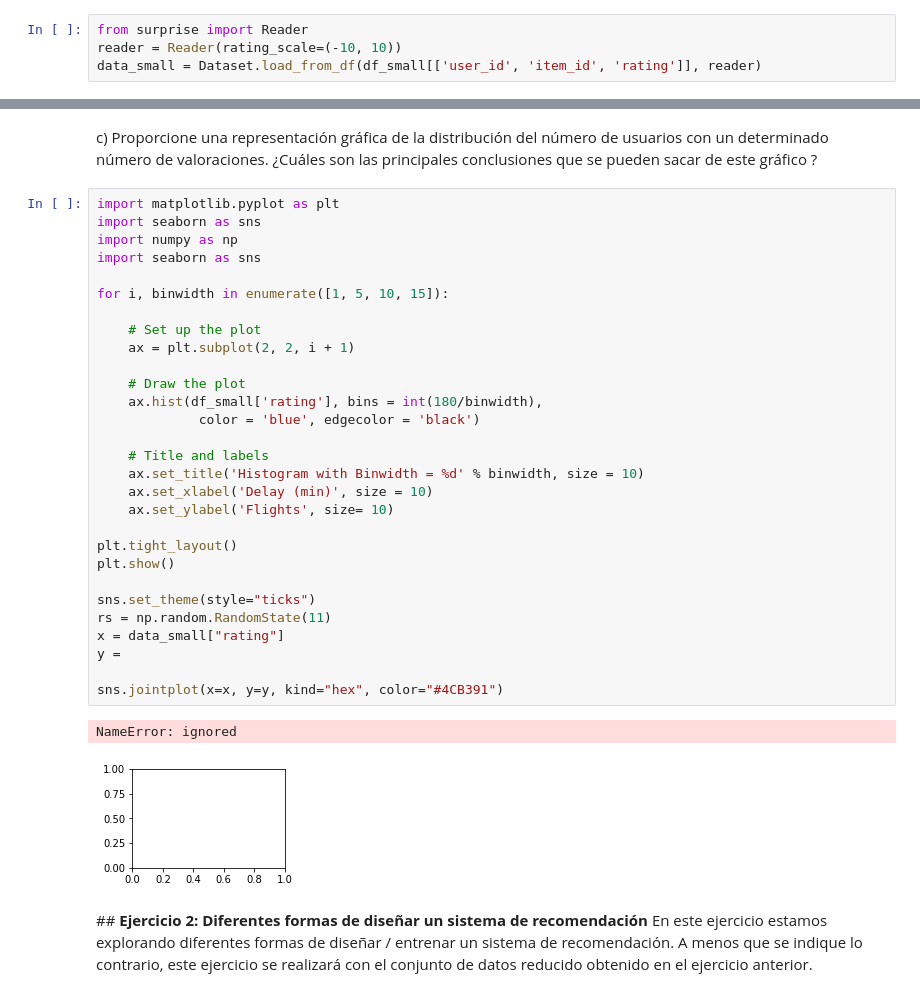
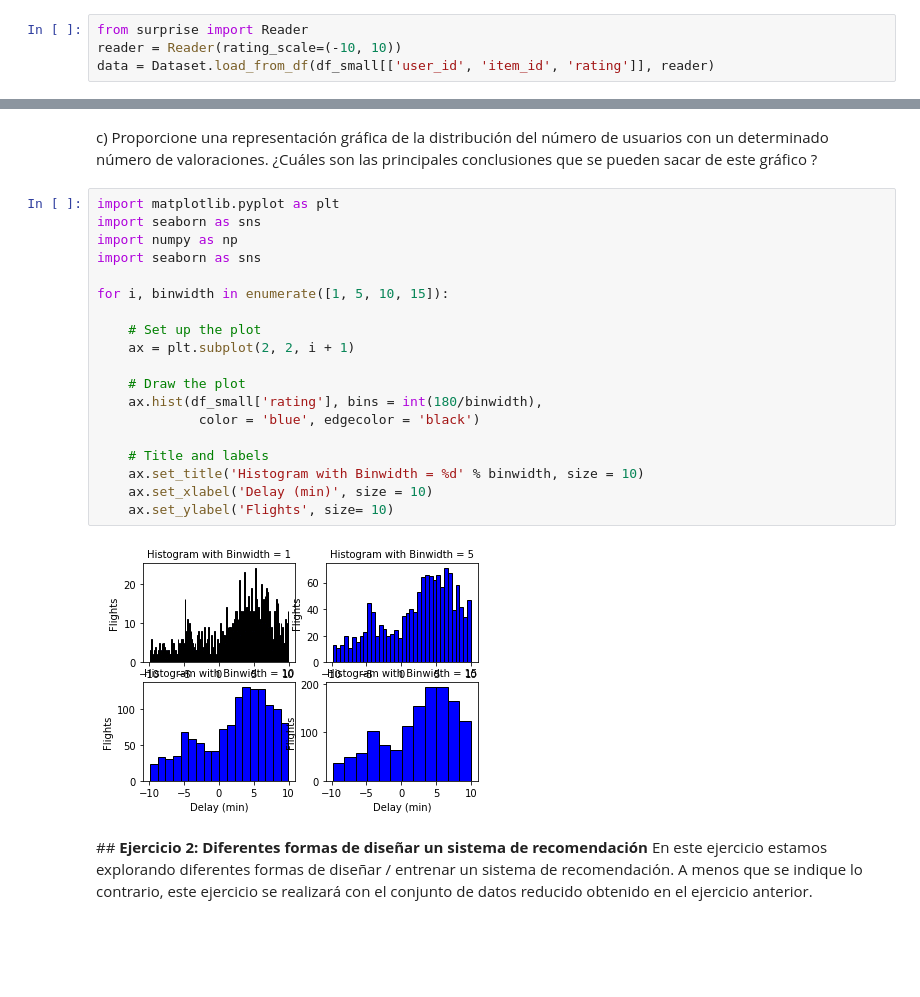
Before and after one commit to moisesortega93/MCME-AI, a Jupyter notebook: Recommenders_and_clustering_ESP.ipynb, the cells around one changed output, grey strips where cells are left out. Cells and saved outputs as stored; diff of their text form; blank space fills up the shorter version.

```diff
--- a/Recommenders_and_clustering_ESP.ipynb
+++ b/Recommenders_and_clustering_ESP.ipynb
@@ -118,7 +130,7 @@ https://surprise.readthedocs.io/en/stable/getting_started.html#use-a-custom-data
 # %%
 from surprise import Reader
 reader = Reader(rating_scale=(-10, 10))
-data_small = Dataset.load_from_df(df_small[['user_id', 'item_id', 'rating']], reader)
+data = Dataset.load_from_df(df_small[['user_id', 'item_id', 'rating']], reader)
 # %% [markdown]
 Responde las siguientes preguntas:
 
@@ -155,35 +167,24 @@ c) Proporcione una representación gráfica de la distribución del número de u
 # %%
 import matplotlib.pyplot as plt
 import seaborn as sns
 import numpy as np
 import seaborn as sns
 
 for i, binwidth in enumerate([1, 5, 10, 15]):
 
     # Set up the plot
     ax = plt.subplot(2, 2, i + 1)
 
     # Draw the plot
     ax.hist(df_small['rating'], bins = int(180/binwidth),
              color = 'blue', edgecolor = 'black')
 
     # Title and labels
     ax.set_title('Histogram with Binwidth = %d' % binwidth, size = 10)
     ax.set_xlabel('Delay (min)', size = 10)
     ax.set_ylabel('Flights', size= 10)
-
-plt.tight_layout()
-plt.show()
-
-sns.set_theme(style="ticks")
-rs = np.random.RandomState(11)
-x = data_small["rating"]
-y =
-
-sns.jointplot(x=x, y=y, kind="hex", color="#4CB391")
 # %% [output]
-NameError: ignored
-[figure, old version]
+[figure, new version]
 # %% [markdown]
 ## **Ejercicio 2: Diferentes formas de diseñar un sistema de recomendación**
 En este ejercicio estamos explorando diferentes formas de diseñar / entrenar un sistema de recomendación. A menos que se indique lo contrario, este ejercicio se realizará con el conjunto de datos reducido obtenido en el ejercicio anterior.
```
Also changed, not shown: parts of 4 cells of this notebook.
